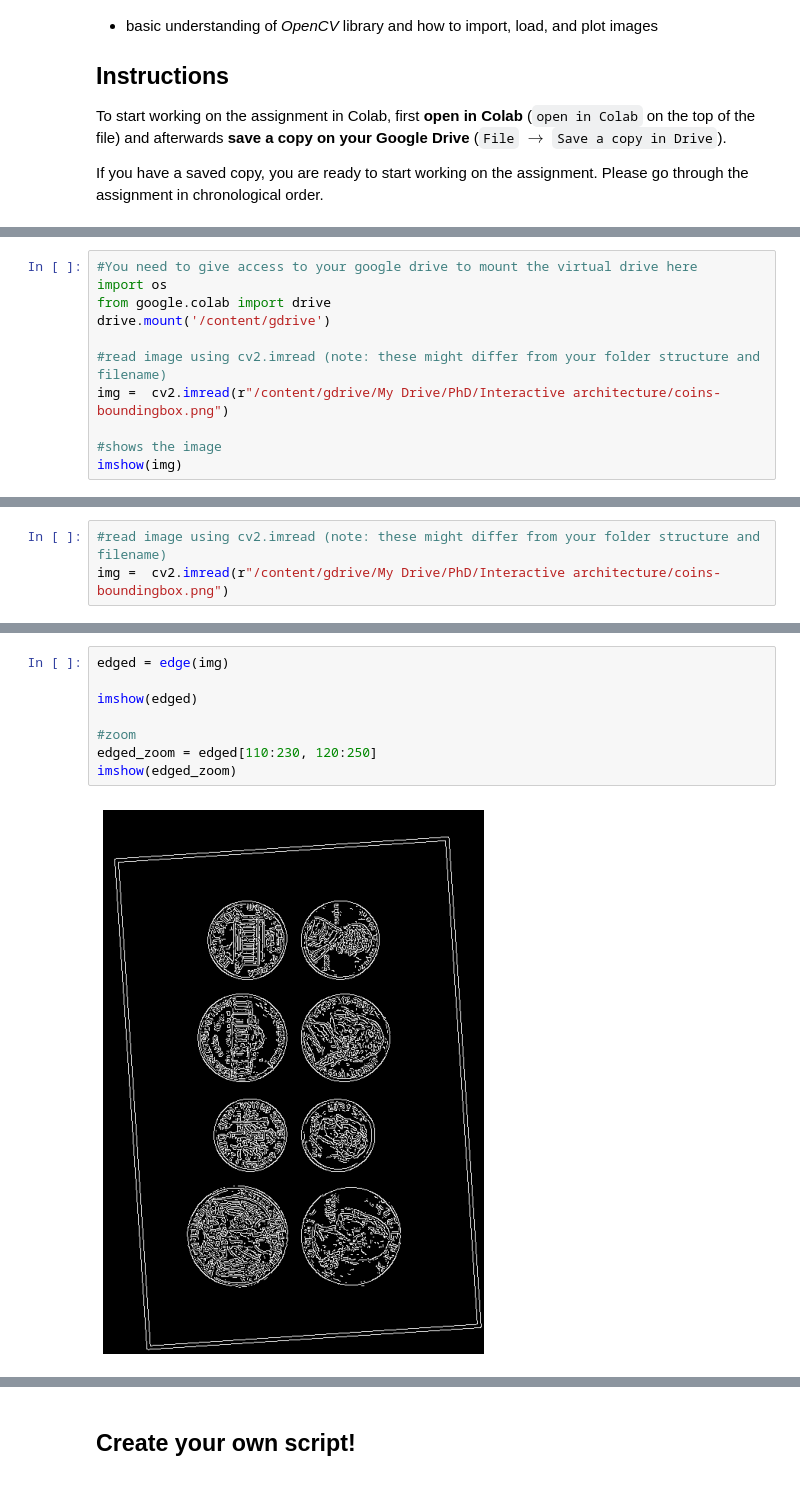
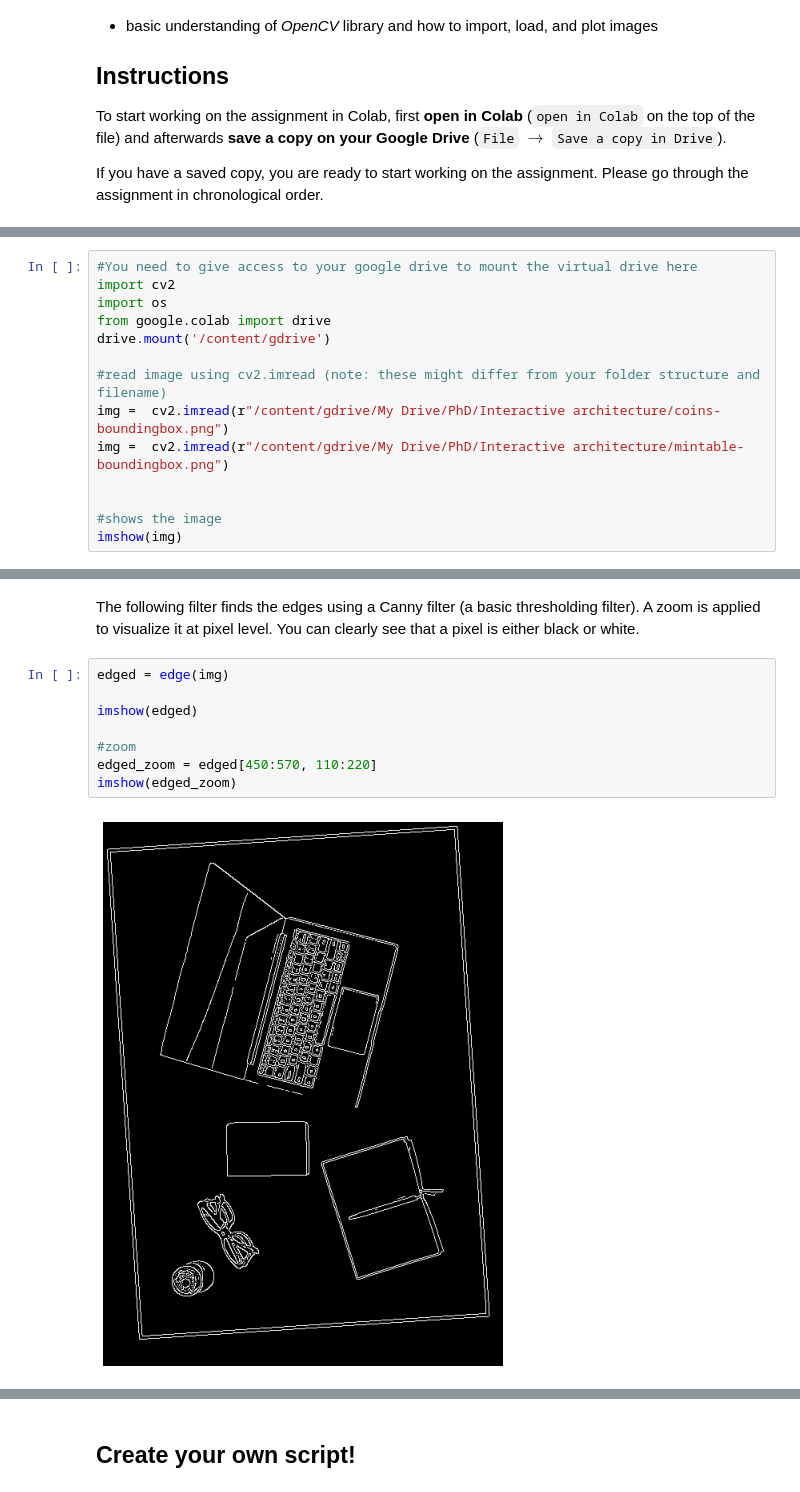
Before and after one commit to caspervanengelenburg/CV-sessions-IAP-course, a Jupyter notebook: interactive_architecture_Q3_CV2_guide.ipynb, the cells around one changed output, grey strips where cells are left out. Drawn from its saved outputs; the diff is of its cells as text.

```diff
--- a/interactive_architecture_Q3_CV2_guide.ipynb
+++ b/interactive_architecture_Q3_CV2_guide.ipynb
@@ -56,11 +86,14 @@ To make the task relatively easy, the following is required:
 # %%
 #You need to give access to your google drive to mount the virtual drive here
+import cv2
 import os
 from google.colab import drive
 drive.mount('/content/gdrive')
 
 #read image using cv2.imread (note: these might differ from your folder structure and filename)
 img =  cv2.imread(r"/content/gdrive/My Drive/PhD/Interactive architecture/coins-boundingbox.png")
+img =  cv2.imread(r"/content/gdrive/My Drive/PhD/Interactive architecture/mintable-boundingbox.png")
+
 
 #shows the image
 imshow(img)
@@ -69,3 +102,0 @@ Mounted at /content/gdrive
-# %%
-#read image using cv2.imread (note: these might differ from your folder structure and filename)
-img =  cv2.imread(r"/content/gdrive/My Drive/PhD/Interactive architecture/coins-boundingbox.png")
@@ -140,10 +132,12 @@ Shape of the image is 714 x 500 x 3 (height x width x dimension)
+# %% [markdown]
+The following filter finds the edges using a Canny filter (a basic thresholding filter). A zoom is applied to visualize it at pixel level. You can clearly see that a pixel is either black or white.
 # %%
 edged = edge(img)
 
 imshow(edged)
 
 #zoom
-edged_zoom = edged[110:230, 120:250]
+edged_zoom = edged[450:570, 110:220]
 imshow(edged_zoom)
 # %% [output]
-[figure, old version]
+[figure, new version]
```
Also changed, not shown: parts of 33 cells of this notebook.
